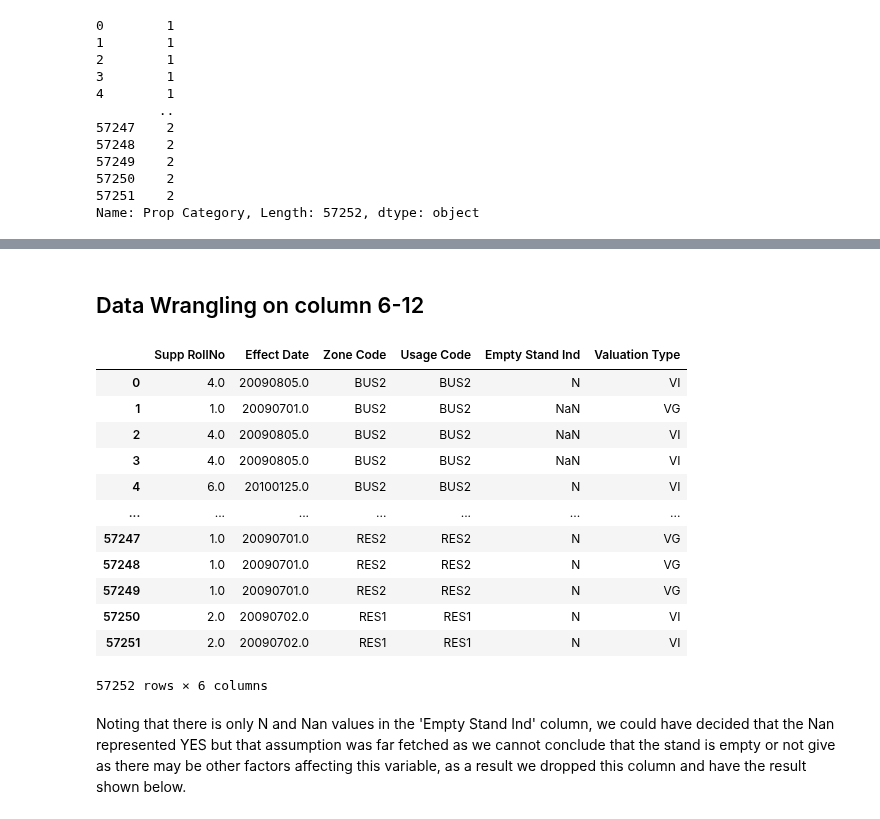
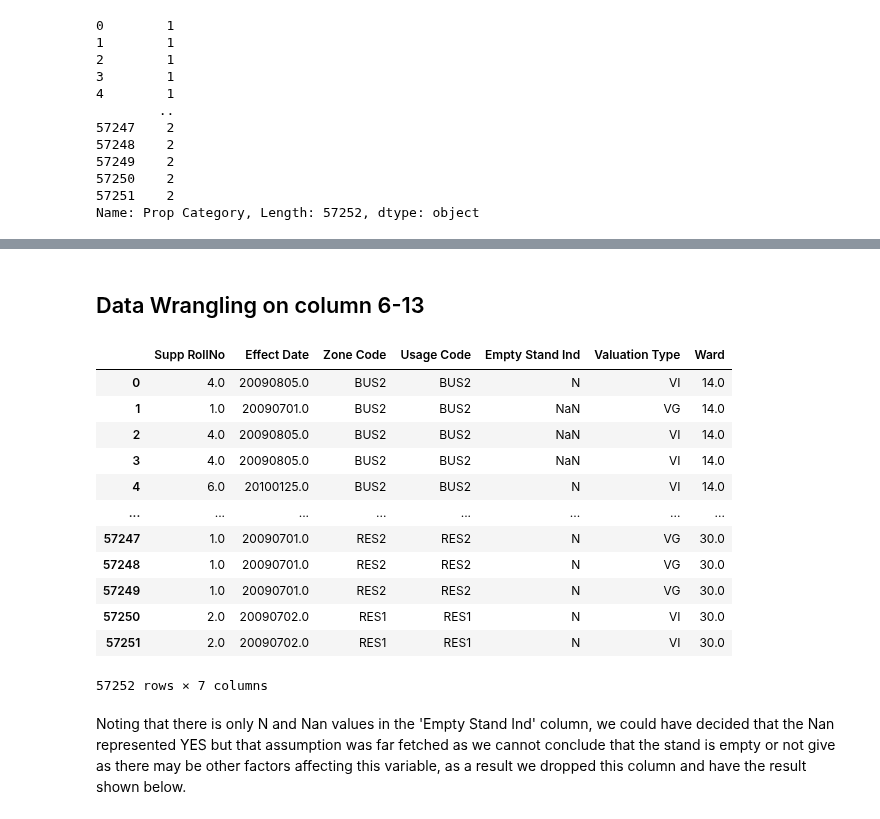
Before and after one commit to BongumusaSizwe/DAE_PROJECT, a Jupyter notebook: mini_project/Houses/project.ipynb, the cells around one changed output, grey strips where cells are left out. Cells and saved outputs as stored; diff of their text form; code cells hidden in the pictures.

```diff
--- a/mini_project/Houses/project.ipynb
+++ b/mini_project/Houses/project.ipynb
@@ -351,25 +351,25 @@ This is the dataframe after cleaning the columns 0-5
 | 3 | NELSPRUIT TOWN | LOWMIN PROPERTIES (PTY) LTD | 1 | 2 | 1487.0 | 7300000.0 | 4.0 | 20090805.0 | ... |
 | 4 | NELSPRUIT TOWN | NELMIN ERF 4 PROPERTIES (PTY) LTD | 1 | 2 | 1487.0 | 4500000.0 | 6.0 | 20100125.0 | ... |
 # %% [markdown]
-## Data Wrangling on column 6-12
+## Data Wrangling on column 6-13
 # %%
 #Data wrangling of dataset from Column 7 to Coulumn 13
-data_section = df_clean.iloc[:,6:12]
+data_section = df_clean.iloc[:,6:13]
 data_section
 # %% [output]
-|  | Supp RollNo | Effect Date | Zone Code | Usage Code | Empty Stand Ind | Valuation Type |
-| 0 | 4.0 | 20090805.0 | BUS2 | BUS2 | N | VI |
-| 1 | 1.0 | 20090701.0 | BUS2 | BUS2 | NaN | VG |
-| 2 | 4.0 | 20090805.0 | BUS2 | BUS2 | NaN | VI |
-| 3 | 4.0 | 20090805.0 | BUS2 | BUS2 | NaN | VI |
-| 4 | 6.0 | 20100125.0 | BUS2 | BUS2 | N | VI |
-| ... | ... | ... | ... | ... | ... | ... |
-| 57247 | 1.0 | 20090701.0 | RES2 | RES2 | N | VG |
-| 57248 | 1.0 | 20090701.0 | RES2 | RES2 | N | VG |
-| 57249 | 1.0 | 20090701.0 | RES2 | RES2 | N | VG |
-| 57250 | 2.0 | 20090702.0 | RES1 | RES1 | N | VI |
-| 57251 | 2.0 | 20090702.0 | RES1 | RES1 | N | VI |
+|  | Supp RollNo | Effect Date | Zone Code | Usage Code | Empty Stand Ind | Valuation Type | Ward |
+| 0 | 4.0 | 20090805.0 | BUS2 | BUS2 | N | VI | 14.0 |
+| 1 | 1.0 | 20090701.0 | BUS2 | BUS2 | NaN | VG | 14.0 |
+| 2 | 4.0 | 20090805.0 | BUS2 | BUS2 | NaN | VI | 14.0 |
+| 3 | 4.0 | 20090805.0 | BUS2 | BUS2 | NaN | VI | 14.0 |
+| 4 | 6.0 | 20100125.0 | BUS2 | BUS2 | N | VI | 14.0 |
+| ... | ... | ... | ... | ... | ... | ... | ... |
+| 57247 | 1.0 | 20090701.0 | RES2 | RES2 | N | VG | 30.0 |
+| 57248 | 1.0 | 20090701.0 | RES2 | RES2 | N | VG | 30.0 |
+| 57249 | 1.0 | 20090701.0 | RES2 | RES2 | N | VG | 30.0 |
+| 57250 | 2.0 | 20090702.0 | RES1 | RES1 | N | VI | 30.0 |
+| 57251 | 2.0 | 20090702.0 | RES1 | RES1 | N | VI | 30.0 |
-57252 rows × 6 columns
+57252 rows × 7 columns
 # %% [markdown]
 Noting that there is only N and Nan values in the 'Empty Stand Ind' column, we could have decided that the Nan represented YES but that assumption was far fetched as we cannot conclude that the stand is empty or not give as there may be other factors affecting this variable, as a result we dropped this column and have the result shown below.
 # %%
```
Also changed, not shown: parts of 7 cells of this notebook, 1 other file.
